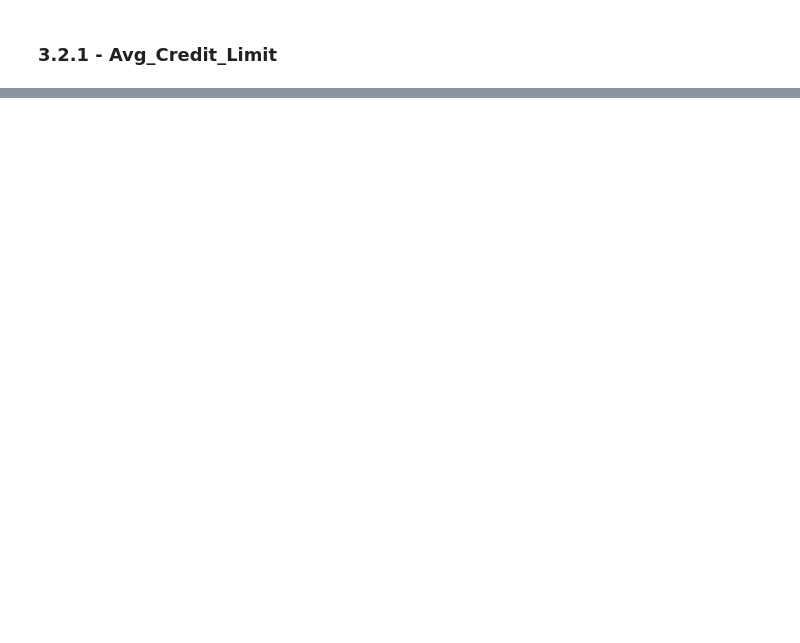
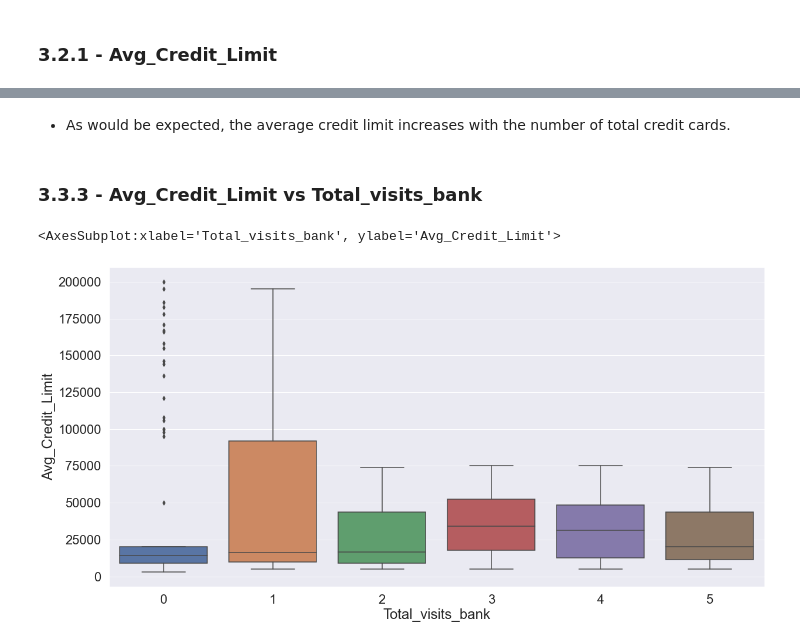
Before and after one commit to sarahthomas990/ut_projects, a Jupyter notebook: Project 7 - AllLife Bank - Sarah A Thomas.ipynb, the cells around one changed output, grey strips where cells are left out. Drawn from its saved outputs; the diff is of its cells as text; code cells hidden in the pictures; blank space fills up the shorter version.

```diff
--- a/Project 7 - AllLife Bank - Sarah A Thomas.ipynb
+++ b/Project 7 - AllLife Bank - Sarah A Thomas.ipynb
@@ -288,0 +326,10 @@ __Observation:__ Distribution is right-skewed.
+# %% [markdown]
+* As would be expected, the average credit limit increases with the number of total credit cards.
+# %% [markdown]
+### 3.3.3 - Avg_Credit_Limit vs Total_visits_bank
+# %%
+plt.figure(figsize=(20, 10))
+sns.boxplot(bank["Total_visits_bank"], bank["Avg_Credit_Limit"])
+# %% [output]
+<AxesSubplot:xlabel='Total_visits_bank', ylabel='Avg_Credit_Limit'>
+[figure, added]
```
Also changed, not shown: parts of 41 cells of this notebook.
